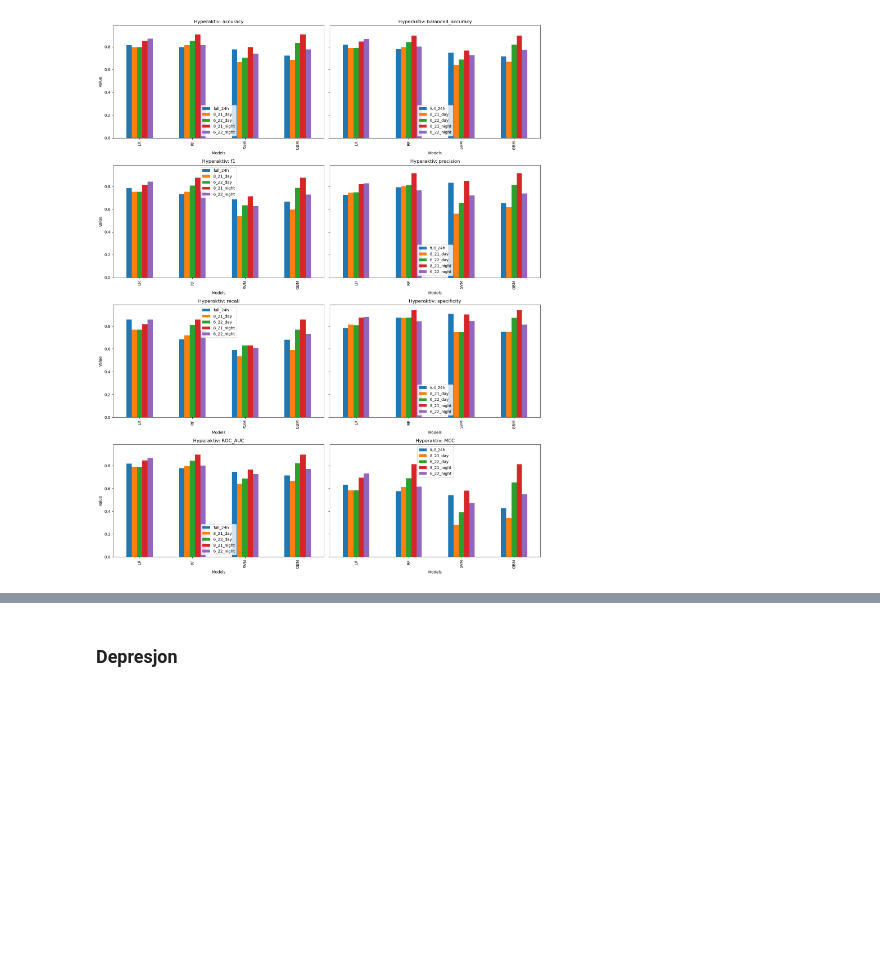
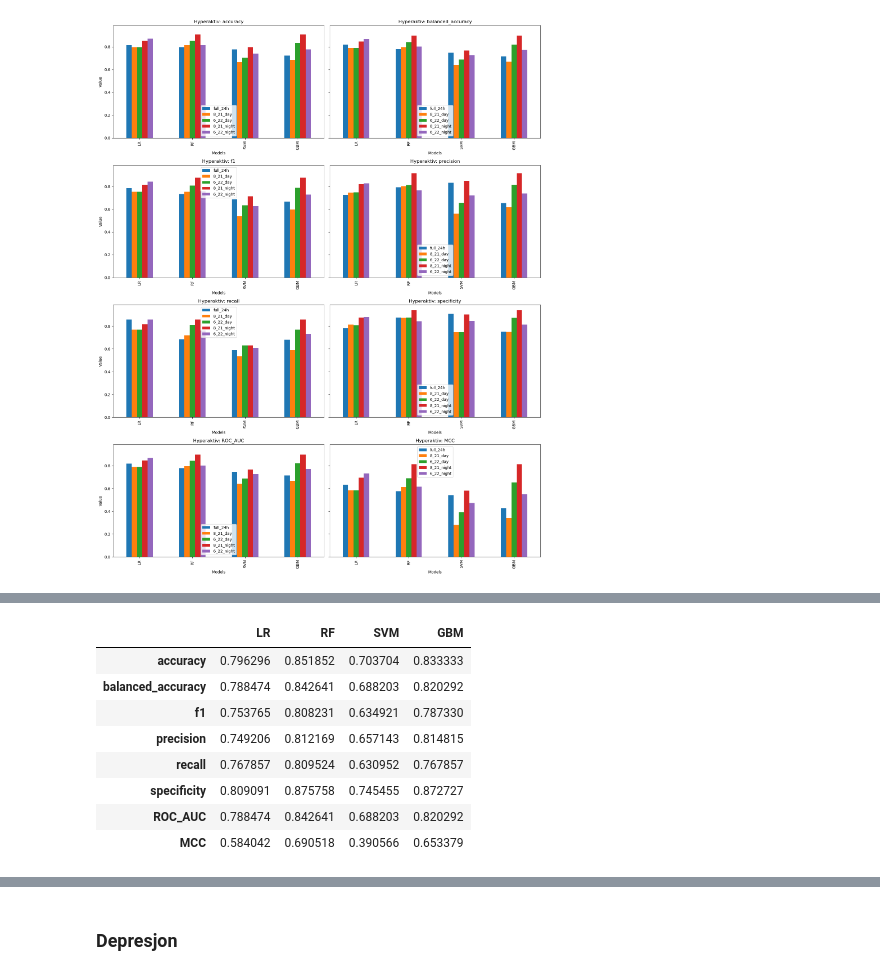
Before and after one commit to tunczyk101/Mental-Disorder-TS, a Jupyter notebook: plot_results.ipynb, the cells around one changed output, grey strips where cells are left out. Drawn from its saved outputs; the diff is of its cells as text; code cells hidden in the pictures; blank space fills up the shorter version.

```diff
--- a/plot_results.ipynb
+++ b/plot_results.ipynb
@@ -237,0 +286,12 @@ plot_day_night_full_comparison(all_models_results["hyperactiv"], "Hyperaktiv", f
+# %%
+comparison_tables_hyperaktiv['6_22_day']
+# %% [output]
+|  | LR | RF | SVM | GBM |
+| accuracy | 0.796296 | 0.851852 | 0.703704 | 0.833333 |
+| balanced_accuracy | 0.788474 | 0.842641 | 0.688203 | 0.820292 |
+| f1 | 0.753765 | 0.808231 | 0.634921 | 0.787330 |
+| precision | 0.749206 | 0.812169 | 0.657143 | 0.814815 |
+| recall | 0.767857 | 0.809524 | 0.630952 | 0.767857 |
+| specificity | 0.809091 | 0.875758 | 0.745455 | 0.872727 |
+| ROC_AUC | 0.788474 | 0.842641 | 0.688203 | 0.820292 |
+| MCC | 0.584042 | 0.690518 | 0.390566 | 0.653379 |
```
Also changed, not shown: parts of 20 cells of this notebook, 2 other files.
